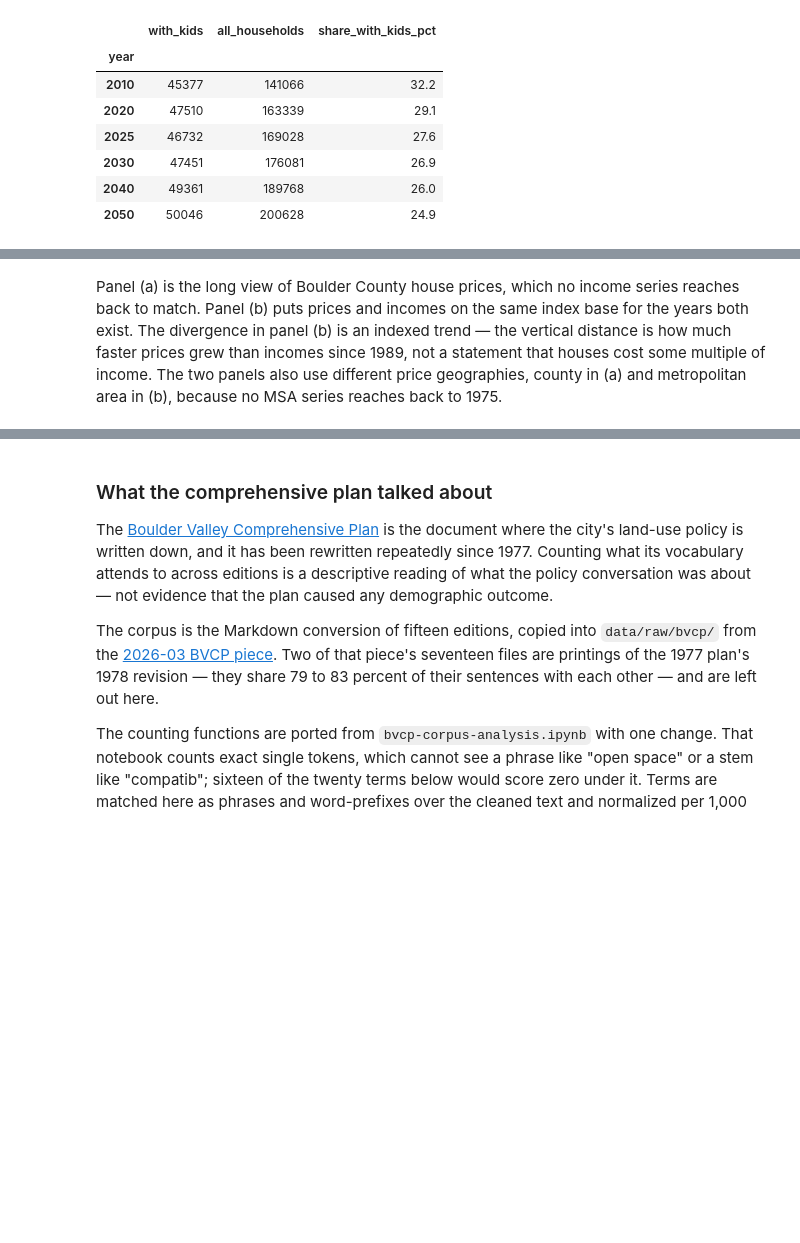
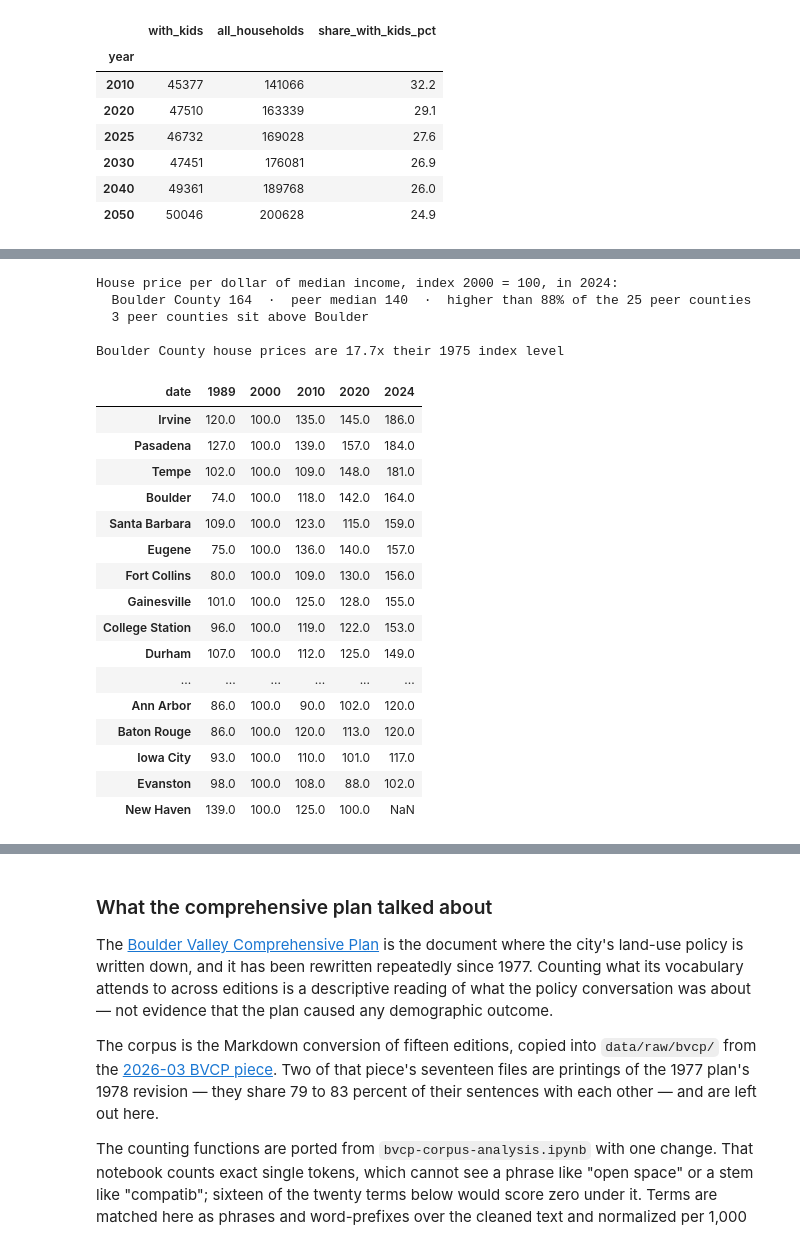
Before and after one commit to brianckeegan/charting-boulder, a Jupyter notebook: 2026-09-bvsd/BVSD.ipynb, the cells around one changed output, grey strips where cells are left out. Cells and saved outputs as stored; diff of their text form; code cells hidden in the pictures; blank space fills up the shorter version.

```diff
--- a/2026-09-bvsd/BVSD.ipynb
+++ b/2026-09-bvsd/BVSD.ipynb
@@ -819,7 +850,0 @@ note: the county series is indexed to 2000=100 and the MSA series to 1995Q1=100
-# %% [markdown]
-Panel (a) is the long view of Boulder County house prices, which no income series reaches back to
-match. Panel (b) puts prices and incomes on the same index base for the years both exist. The
-divergence in panel (b) is an indexed trend — the vertical distance is how much faster prices grew
-than incomes since 1989, not a statement that houses cost some multiple of income. The two panels
-also use different price geographies, county in (a) and metropolitan area in (b), because no MSA
-series reaches back to 1975.
@@ -833,0 +851,51 @@ hpi_growth_since_1975 = county_hpi_s.loc[county_hpi_s.index.max()] / county_hpi_
+# %%
+INDEX_BASE = 2000
+
+# Index prices and incomes to the same base year, then divide: how much house price each dollar
+# of median income buys, relative to what it bought in 2000.
+hpi_indexed_df = hpi_df / hpi_df.loc[INDEX_BASE] * 100
+income_indexed_df = income_df / income_df.loc[INDEX_BASE] * 100
+price_income_df = (hpi_indexed_df / income_indexed_df * 100).loc[1989:2024]
+
+assert abs(price_income_df.loc[INDEX_BASE] - 100).max() < 1e-9, 'the base year must equal 100'
+
+# 1989, 1993 and 1995 stand alone between the gap years; the drawn window starts where the
+# annual series becomes continuous, but the frame keeps every published year.
+FIRST_CONTINUOUS_YEAR = 1997
+latest_ratio_year = int(price_income_df['Boulder'].dropna().index.max())
+boulder_ratio_latest = price_income_df.loc[latest_ratio_year, 'Boulder']
+peer_ratio_latest_s = price_income_df.loc[latest_ratio_year].drop('Boulder').dropna()
+peer_ratio_median = peer_ratio_latest_s.median()
+peers_above_boulder = int((peer_ratio_latest_s > boulder_ratio_latest).sum())
+boulder_pctile = float((peer_ratio_latest_s < boulder_ratio_latest).mean() * 100)
+hpi_growth_since_1975 = hpi_df.loc[hpi_df.index.max(), 'Boulder'] / hpi_df.loc[1975, 'Boulder']
+
+print(f'House price per dollar of median income, index {INDEX_BASE} = 100, in {latest_ratio_year}:')
+print(f'  Boulder County {boulder_ratio_latest:.0f}  ·  peer median {peer_ratio_median:.0f}  ·  '
+      f'higher than {boulder_pctile:.0f}% of the 25 peer counties')
+print(f'  {peers_above_boulder} peer counties sit above Boulder')
+print(f'\nBoulder County house prices are {hpi_growth_since_1975:.1f}x their 1975 index level')
+price_income_df.loc[[1989, 2000, 2010, 2020, latest_ratio_year]].round(0).T.sort_values(latest_ratio_year, ascending=False)
+# %% [output]
+House price per dollar of median income, index 2000 = 100, in 2024:
+  Boulder County 164  ·  peer median 140  ·  higher than 88% of the 25 peer counties
+  3 peer counties sit above Boulder
+
+Boulder County house prices are 17.7x their 1975 index level
+| date | 1989 | 2000 | 2010 | 2020 | 2024 |
+| Irvine | 120.0 | 100.0 | 135.0 | 145.0 | 186.0 |
+| Pasadena | 127.0 | 100.0 | 139.0 | 157.0 | 184.0 |
+| Tempe | 102.0 | 100.0 | 109.0 | 148.0 | 181.0 |
+| Boulder | 74.0 | 100.0 | 118.0 | 142.0 | 164.0 |
+| Santa Barbara | 109.0 | 100.0 | 123.0 | 115.0 | 159.0 |
+| Eugene | 75.0 | 100.0 | 136.0 | 140.0 | 157.0 |
+| Fort Collins | 80.0 | 100.0 | 109.0 | 130.0 | 156.0 |
+| Gainesville | 101.0 | 100.0 | 125.0 | 128.0 | 155.0 |
+| College Station | 96.0 | 100.0 | 119.0 | 122.0 | 153.0 |
+| Durham | 107.0 | 100.0 | 112.0 | 125.0 | 149.0 |
+| ... | ... | ... | ... | ... | ... |
+| Ann Arbor | 86.0 | 100.0 | 90.0 | 102.0 | 120.0 |
+| Baton Rouge | 86.0 | 100.0 | 120.0 | 113.0 | 120.0 |
+| Iowa City | 93.0 | 100.0 | 110.0 | 101.0 | 117.0 |
+| Evanston | 98.0 | 100.0 | 108.0 | 88.0 | 102.0 |
+| New Haven | 139.0 | 100.0 | 125.0 | 100.0 | NaN |
```
Also changed, not shown: parts of 7 cells of this notebook, 7 other files.
